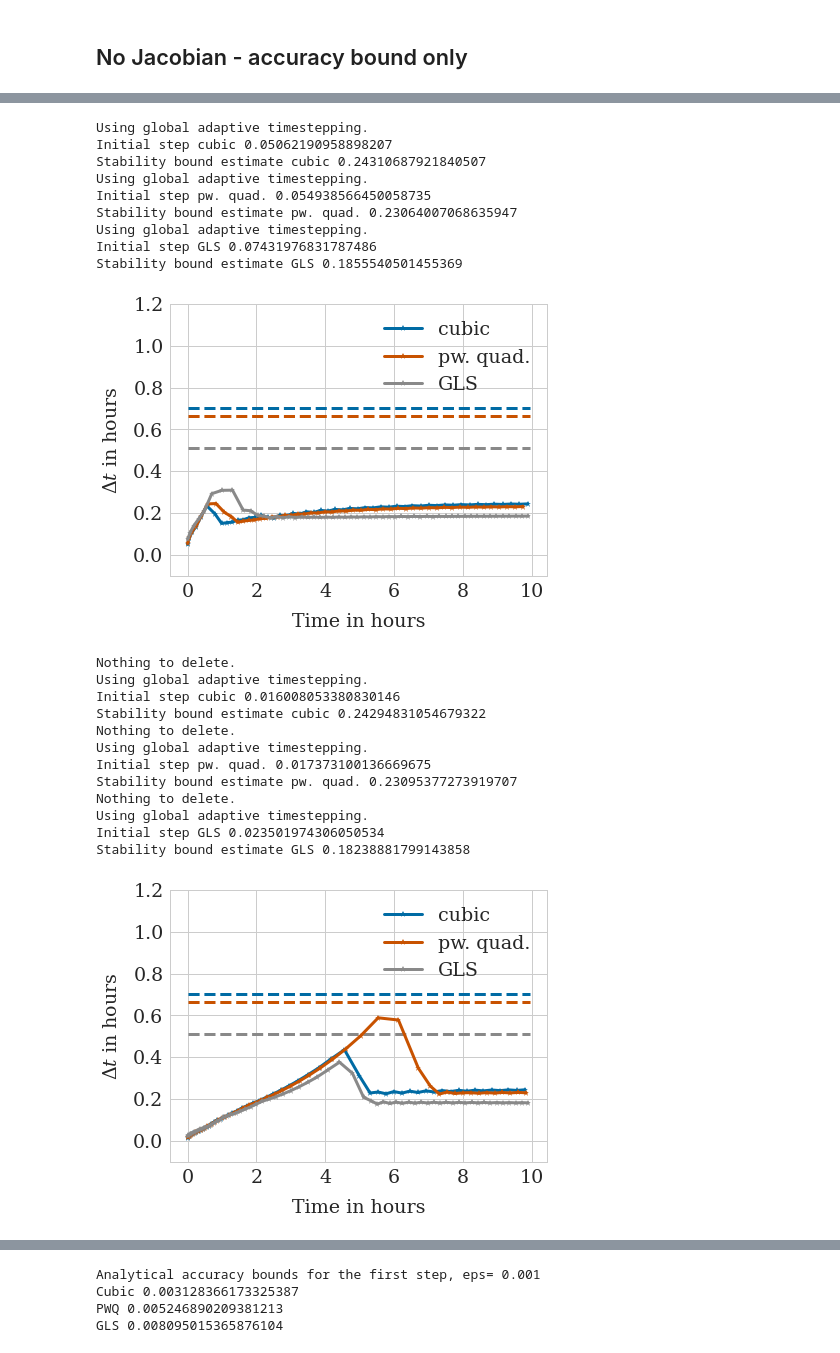
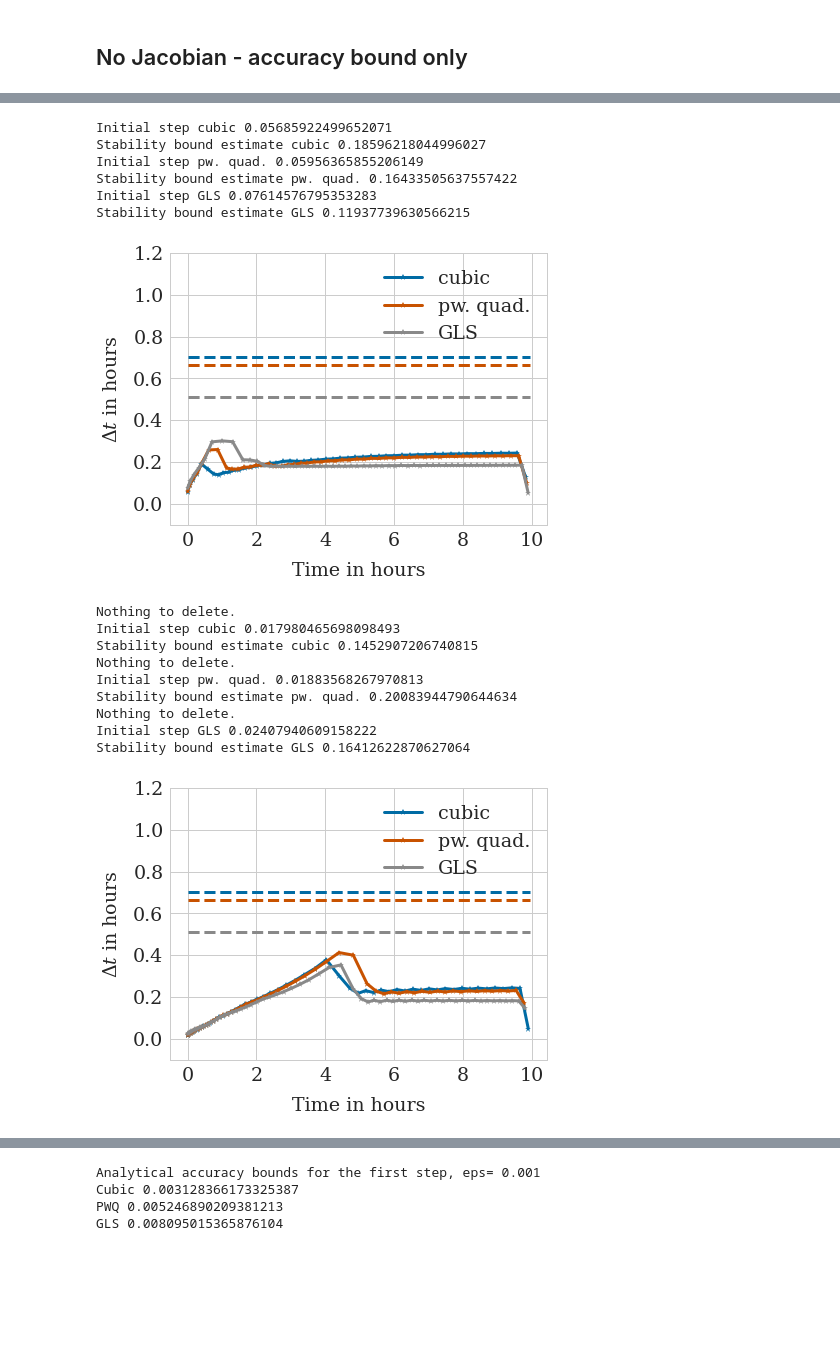
Before and after one commit to somathias/cbmos, a Jupyter notebook: exp-draft_global_adaptivity_globally_compressed_monolayer.ipynb, the cells around one changed output, grey strips where cells are left out. Cells and saved outputs as stored; diff of their text form; code cells hidden in the pictures; blank space fills up the shorter version.

```diff
--- a/exp-draft_global_adaptivity_globally_compressed_monolayer.ipynb
+++ b/exp-draft_global_adaptivity_globally_compressed_monolayer.ipynb
@@ -151,7 +151,7 @@ for force in force_names:
     except FileNotFoundError:
         print('Nothing to delete.')
 
-    ts, history = models_ef[force].simulate(sheet, t_data, params[force], {"eps": 0.05,"eta":0.0001, "out": filename_ending[force], 'write_to_file': True}, seed=seed)
+    ts, history = models_ef[force].simulate(sheet, t_data, params[force], {"eps": 0.05,"eta":0.1, "out": filename_ending[force], 'write_to_file': True}, seed=seed)
     dts = np.loadtxt('step_sizes'+filename_ending[force]+'.txt')
     print('Initial step '+force + ' ' +str(dts[0]))
     print('Stability bound estimate '+force + ' ' +str((dts[-2]+dts[-1])/2.0))
@@ -194,7 +191,7 @@ for force in force_names:
     except FileNotFoundError:
         print('Nothing to delete.')
 
-    ts, history = models_ef[force].simulate(sheet, t_data, params[force], {"eps": 0.01,"eta":0.0001, "out": filename_ending[force], 'write_to_file': True}, seed=seed)
+    ts, history = models_ef[force].simulate(sheet, t_data, params[force], {"eps": 0.01,"eta":0.1, "out": filename_ending[force], 'write_to_file': True}, seed=seed)
     dts = np.loadtxt('step_sizes'+filename_ending[force]+'.txt')
     print('Initial step '+force + ' ' +str(dts[0]))
     print('Stability bound estimate '+force + ' ' +str((dts[-2]+dts[-1])/2.0))
@@ -211,54 +208,48 @@ plt.ylim([-0.1, 1.2])
 plt.savefig('adaptivity_local_compression_eps0_01.pdf', bbox_inches='tight')
 #plt.savefig('adaptivity_pairwise_relaxation_eps0_01.png', bbox_inches='tight')
 # %% [output]
-Using global adaptive timestepping.
-Initial step cubic 0.05062190958898207
-Stability bound estimate cubic 0.24310687921840507
-Using global adaptive timestepping.
-Initial step pw. quad. 0.054938566450058735
-Stability bound estimate pw. quad. 0.23064007068635947
-Using global adaptive timestepping.
-Initial step GLS 0.07431976831787486
-Stability bound estimate GLS 0.1855540501455369
+Initial step cubic 0.05685922499652071
+Stability bound estimate cubic 0.18596218044996027
+Initial step pw. quad. 0.05956365855206149
+Stability bound estimate pw. quad. 0.16433505637557422
+Initial step GLS 0.07614576795353283
+Stability bound estimate GLS 0.11937739630566215
-[figure, old version]
+[figure, new version]
 # %%
 plt.plot(t_data, 1.0/gp_cubic*np.ones(len(t_data)), linestyle='--', color=colors['cubic'] )
 plt.plot(t_data, 1.0/gp_PWQ*np.ones(len(t_data)), linestyle='--', color=colors['pw. quad.'] )
 plt.plot(t_data, 1.0/gp_GLS*np.ones(len(t_data)), linestyle='--', color=colors['GLS'] )
 
 for force in force_names:
 
     try:
         os.remove('step_sizes'+filename_ending[force]+'.txt')
         os.remove('time_points'+filename_ending[force]+'.txt')
         os.remove('AFs'+filename_ending[force]+'.txt')
 
     except FileNotFoundError:
         print('Nothing to delete.')
 
-    ts, history = models_ef[force].simulate(sheet, t_data, params[force], {"eps": 0.001, "eta":0.0001, "out": filename_ending[force], 'write_to_file': True}, seed=seed)
+    ts, history = models_ef[force].simulate(sheet, t_data, params[force], {"eps": 0.001, "eta":0.1, "out": filename_ending[force], 'write_to_file': True}, seed=seed)
     dts = np.loadtxt('step_sizes'+filename_ending[force]+'.txt')
     print('Initial step '+force + ' ' +str(dts[0]))
     print('Stability bound estimate '+force + ' ' +str((dts[-2]+dts[-1])/2.0))
     plt.plot(ts[:-1], dts,'-*', label=force, color=colors[force])
 
 plt.legend()
 plt.xlabel('Time in hours')
 plt.ylabel('$\Delta t$ in hours')
 plt.ylim([-0.1, 1.2])
 plt.savefig('adaptivity_local_compression_eps0_001.pdf', bbox_inches='tight')
 #plt.savefig('adaptivity_pairwise_relaxation_eps0_001.png', bbox_inches='tight')
 # %% [output]
 Nothing to delete.
-Using global adaptive timestepping.
-Initial step cubic 0.016008053380830146
-Stability bound estimate cubic 0.24294831054679322
+Initial step cubic 0.017980465698098493
+Stability bound estimate cubic 0.1452907206740815
 Nothing to delete.
-Using global adaptive timestepping.
-Initial step pw. quad. 0.017373100136669675
-Stability bound estimate pw. quad. 0.23095377273919707
+Initial step pw. quad. 0.01883568267970813
+Stability bound estimate pw. quad. 0.20083944790644634
 Nothing to delete.
-Using global adaptive timestepping.
-Initial step GLS 0.023501974306050534
-Stability bound estimate GLS 0.18238881799143858
+Initial step GLS 0.02407940609158222
+Stability bound estimate GLS 0.16412622870627064
-[figure, old version]
+[figure, new version]
```
Also changed, not shown: parts of 4 cells of this notebook, 2 other files.
